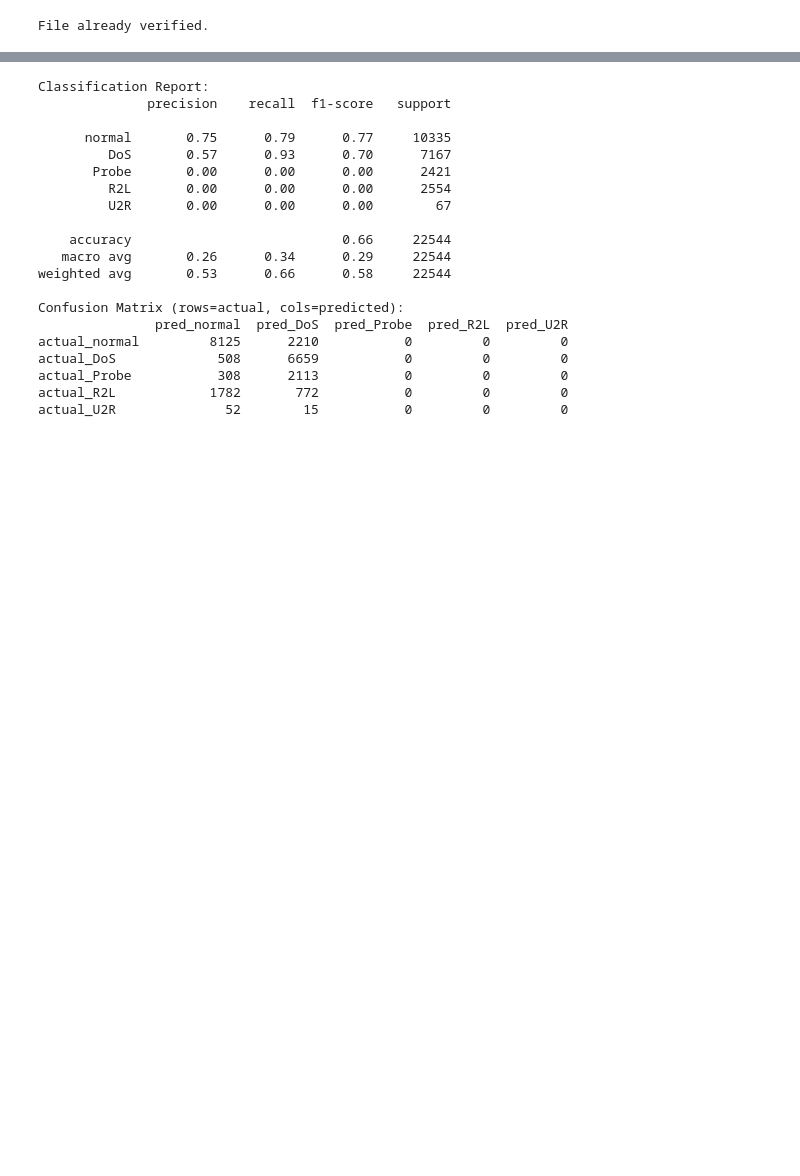
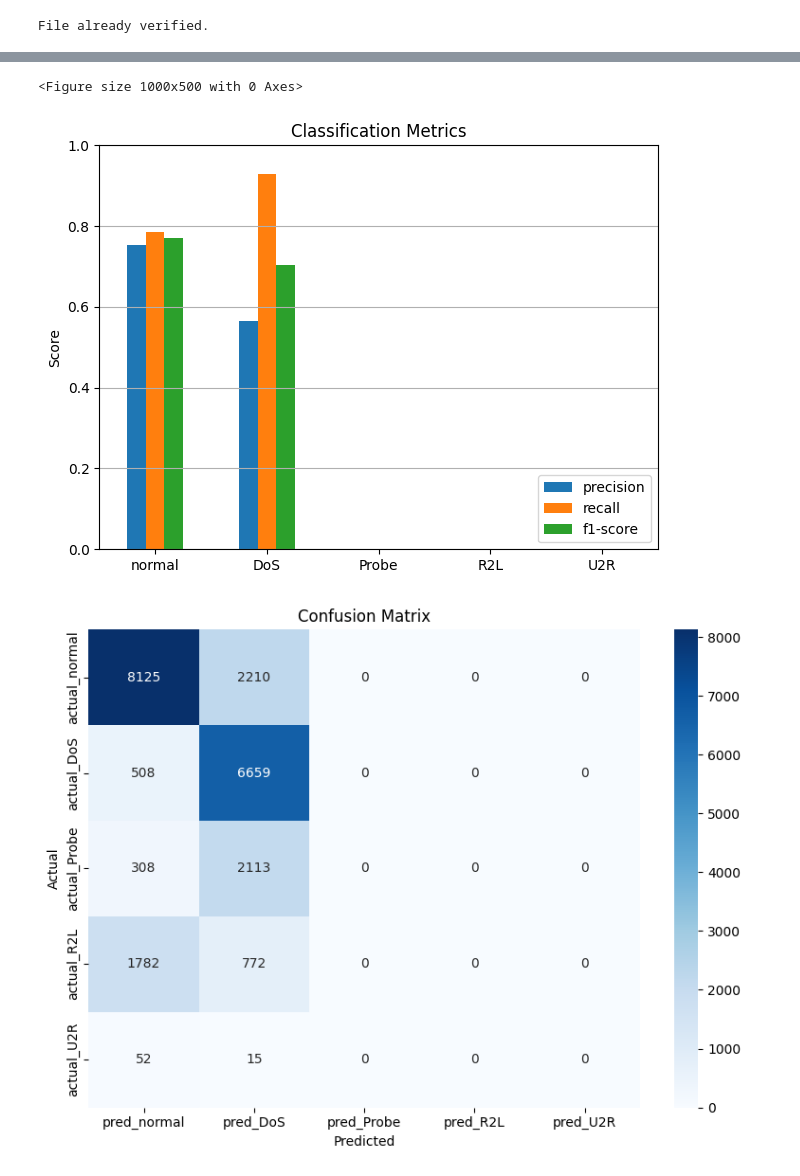
Before and after one commit to valdi-at/big-data-t-frequent-itemsets, a Jupyter notebook: notebook.ipynb, the cells around one changed output, grey strips where cells are left out. Saved outputs shown, nothing was run; the diff lists cells and outputs as text; code cells hidden in the pictures; blank space fills up the shorter version.

Commit message:
feat: Added graphics, timings, and some documentations

```diff
--- a/notebook.ipynb
+++ b/notebook.ipynb
@@ -415,43 +419,62 @@ Running predictions (this may take a minute)...
 # %%
+import matplotlib.pyplot as plt
+import seaborn as sns
+import pandas as pd
 from sklearn.metrics import classification_report, confusion_matrix
 
-print("\nClassification Report:")
-print(classification_report(
+labels = ["normal", "DoS", "Probe", "R2L", "U2R"]
+
+# Classification report
+report = classification_report(
     test_df["attack_family"],
     test_df["predicted"],
-    labels=["normal", "DoS", "Probe", "R2L", "U2R"],
+    labels=labels,
+    output_dict=True,
     zero_division=0
-))
+)
 
-print("Confusion Matrix (rows=actual, cols=predicted):")
+report_df = pd.DataFrame(report).transpose()
+
+# Confusion matrix
 cm = confusion_matrix(
     test_df["attack_family"],
     test_df["predicted"],
-    labels=["normal", "DoS", "Probe", "R2L", "U2R"]
+    labels=labels
 )
-cm_df = pd.DataFrame(cm,
-    index=["actual_normal","actual_DoS","actual_Probe","actual_R2L","actual_U2R"],
-    columns=["pred_normal","pred_DoS","pred_Probe","pred_R2L","pred_U2R"]
+
+cm_df = pd.DataFrame(
+    cm,
+    index=[f"actual_{x}" for x in labels],
+    columns=[f"pred_{x}" for x in labels]
 )
-print(cm_df.to_string())
+
+metrics_df = report_df.loc[labels, ["precision", "recall", "f1-score"]]
+
+plt.figure(figsize=(10, 5))
+metrics_df.plot(kind="bar")
+plt.title("Classification Metrics")
+plt.ylabel("Score")
+plt.ylim(0, 1)
+plt.xticks(rotation=0)
+plt.grid(axis="y")
+plt.legend(loc="lower right")
+plt.tight_layout()
+plt.show()
+
+plt.figure(figsize=(8, 6))
+sns.heatmap(
+    cm_df,
+    annot=True,
+    fmt="d",
+    cmap="Blues"
+)
+
+plt.title("Confusion Matrix")
+plt.xlabel("Predicted")
+plt.ylabel("Actual")
+plt.tight_layout()
+plt.show()
 # %% [output]
-Classification Report:
-              precision    recall  f1-score   support
-
-      normal       0.75      0.79      0.77     10335
-         DoS       0.57      0.93      0.70      7167
-       Probe       0.00      0.00      0.00      2421
-         R2L       0.00      0.00      0.00      2554
-         U2R       0.00      0.00      0.00        67
-
-    accuracy                           0.66     22544
-   macro avg       0.26      0.34      0.29     22544
-weighted avg       0.53      0.66      0.58     22544
-
-Confusion Matrix (rows=actual, cols=predicted):
-               pred_normal  pred_DoS  pred_Probe  pred_R2L  pred_U2R
-actual_normal         8125      2210           0         0         0
-actual_DoS             508      6659           0         0         0
-actual_Probe           308      2113           0         0         0
-actual_R2L            1782       772           0         0         0
-actual_U2R              52        15           0         0         0
+<Figure size 1000x500 with 0 Axes>
+[figure, added]
+[figure, added]
```
Also changed, not shown: parts of 14 cells of this notebook, 1 other file.
